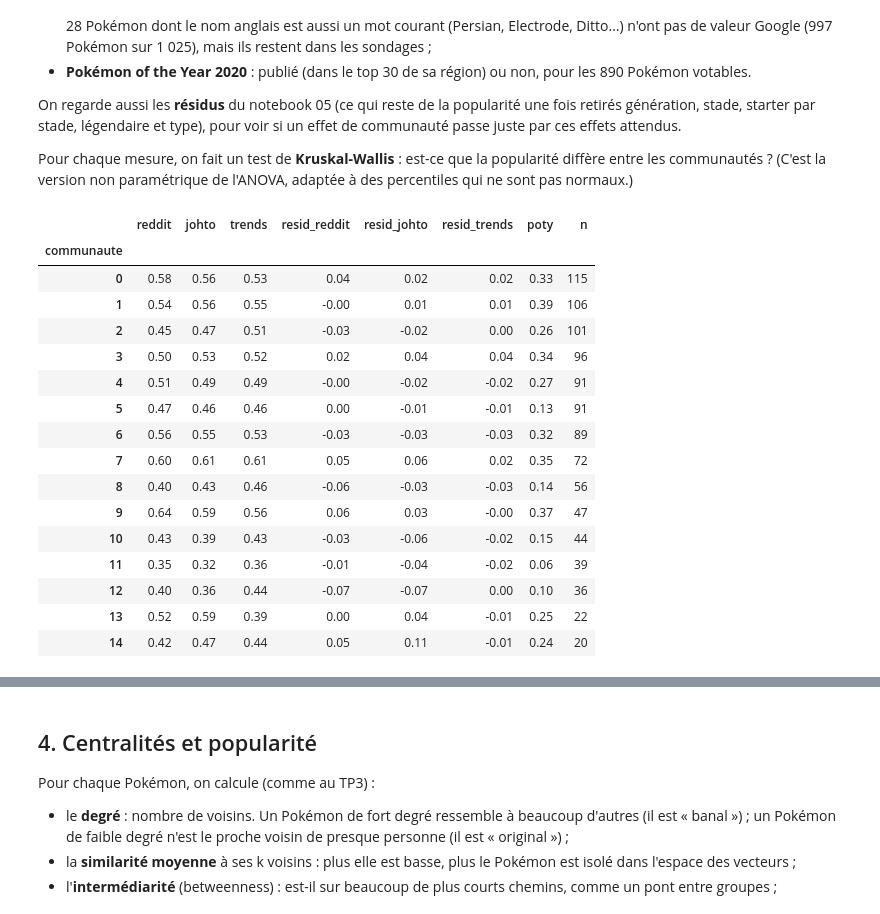
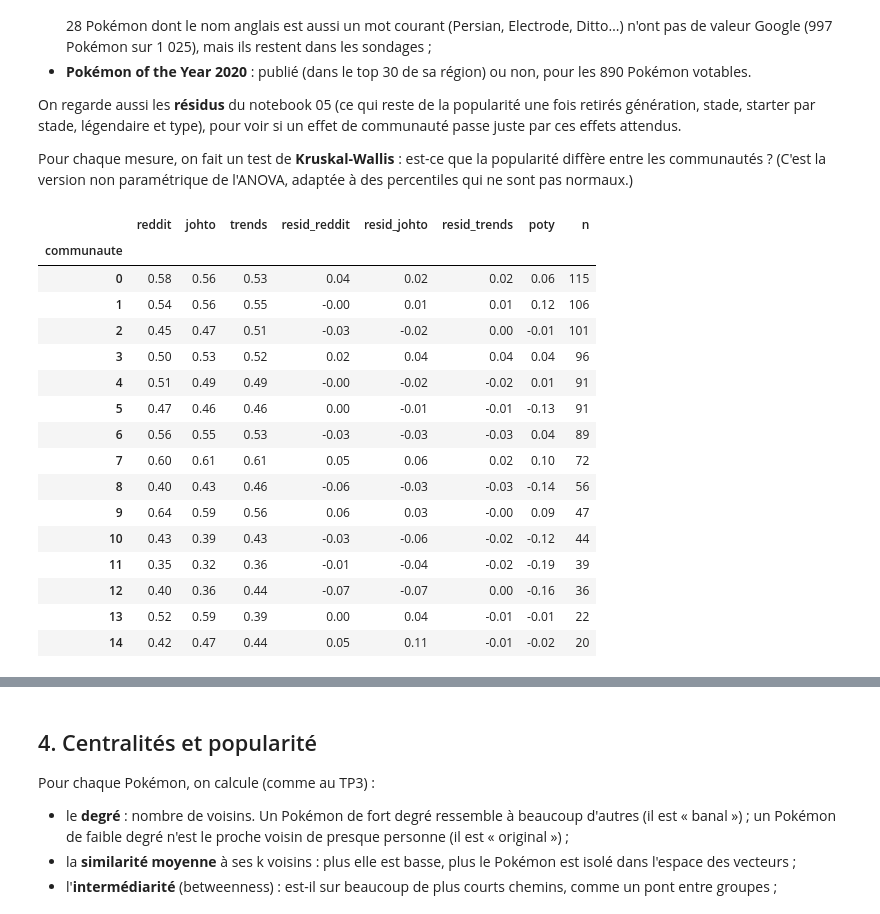
Before and after one commit to Kez0X/projet_pokemon, a Jupyter notebook: notebooks/07_reseau.ipynb, the cells around one changed output, grey strips where cells are left out. Cells and saved outputs as stored; diff of their text form; code cells hidden in the pictures.

```diff
--- a/notebooks/07_reseau.ipynb
+++ b/notebooks/07_reseau.ipynb
@@ -264,6 +276,12 @@ print("nombre de communautés :", [len(c) for c in essais.values()])
 print("modularité :", [round(modularity(G, c, weight="weight"), 3) for c in essais.values()])
 ari = [adjusted_rand_score(labs[0], labs[s]) for s in range(1, 10)]
 print("accord avec la graine 0 (ARI) : min", round(min(ari), 2), "| moyenne", round(np.mean(ari), 2))
+ari_mat = pd.DataFrame([[adjusted_rand_score(labs[a], labs[b]) for b in range(10)] for a in range(10)])
+fig, ax = plt.subplots(figsize=(6, 4.8))
+sns.heatmap(ari_mat, annot=True, fmt=".2f", cmap="Greens", vmin=0, vmax=1, annot_kws={"size": 7},
+            cbar_kws={"label": "ARI"}, ax=ax)
+ax.set_xlabel("graine"); ax.set_ylabel("graine"); ax.set_title("Accord entre les découpages de Louvain (10 graines)")
+plt.tight_layout(); plt.show()
 # %% [output]
 nombre de communautés : [15, 15, 14, 15, 15, 14, 14, 17, 14, 14]
 modularité : [np.float64(0.714), np.float64(0.711), np.float64(0.712), np.float64(0.717), np.float64(0.717), np.float64(0.715), np.float64(0.713), np.float64(0.715), np.float64(0.715), np.float64(0.71 ...
@@ -351,0 +394,13 @@ C'est ce qu'on avait prévu en gardant ces deux variables : comme un Pokémon n'
+# %%
+# les plus typiques : somme des similarités vers les membres de leur propre communauté
+interne = pd.Series({n: sum(w for v, w in ((v, G[n][v]["weight"]) for v in G[n]) if comm[v] == comm[n]) for n in G})
+N_IMG = 8
+fig, axes = plt.subplots(len(noms_comm), N_IMG, figsize=(12, 1.5 * len(noms_comm)))
+for r, c in enumerate(sorted(noms_comm)):
+    membres = interne[comm.loc[interne.index] == c].nlargest(N_IMG).index
+    for ax, dx in zip(axes[r], membres):
+        ax.imshow(sprite_img(dx)); ax.set_title(table.loc[dx, "nom_fr"], fontsize=7, pad=1)
+    for ax in axes[r]: ax.axis("off")
+    axes[r, 0].text(-0.2, 0.5, f"{c} · {noms_comm[c]}\n({(comm == c).sum()} Pokémon)", transform=axes[r, 0].transAxes,
+                    ha="right", va="center", fontsize=10, weight="bold")
+plt.subplots_adjust(left=0.2, hspace=0.35, wspace=0.05); plt.show()
@@ -387,44 +503,63 @@ Pour chaque mesure, on fait un test de **Kruskal-Wallis** : est-ce que la popula
 # %%
 from scipy.stats import kruskal
 popcols = {"reddit": "reddit_pct_gen", "johto": "johto_pct_gen", "trends": "trends_pct_gen"}
 dp = pop[list(popcols.values())].rename(columns={v: k for k, v in popcols.items()}).join(
      sur[["resid_reddit", "resid_johto", "resid_trends"]]).join(comm)
-# Pokémon of the Year : publié (1) ou non (0), pour les 890 Pokémon votables seulement
-dp["poty"] = np.where(dp.index <= 890, table["poty_votes"].notna().astype(float), np.nan)
+# Pokémon of the Year : publié (1) ou non (0), pour les 890 Pokémon votables seulement.
+# Attention : on publie 30 Pokémon par région, donc la part de publiés vaut à peu près 30 / taille de la génération
+# (notebook 06). Comme pour les percentiles, on se place DANS la génération : on retire à chaque Pokémon le taux de
+# publication de sa génération. dp["poty"] = publié - attendu (positif = publié plus souvent qu'attendu).
+publie = pd.Series(np.where(dp.index <= 890, table["poty_votes"].notna().astype(float), np.nan), index=dp.index)
+attendu_poty = publie.groupby(table["generation"]).transform("mean")
+dp["poty"] = publie - attendu_poty
 moy = dp.groupby("communaute").mean().round(2)
 moy["n"] = comm.value_counts().sort_index()
 display(moy)
 kw = []
 for c in ["reddit", "johto", "trends", "resid_reddit", "resid_johto", "resid_trends"]:
     groupes = [g[c].dropna() for _, g in dp.groupby("communaute")]
     h, p = kruskal(*groupes)
     kw.append({"mesure": c, "p_valeur": p})
     print(f"{c:13s} Kruskal-Wallis H = {h:6.1f}  p = {p:.2g}")
 
-# pour Pokémon of the Year (oui / non), le test adapté est le khi² sur la part de publiés par communauté
-from scipy.stats import chi2_contingency
-tab_poty = pd.crosstab(dp["communaute"], dp["poty"].dropna())
-chi2, p_poty, _, _ = chi2_contingency(tab_poty)
+# pour Pokémon of the Year (oui / non), on teste la communauté À GÉNÉRATION FIXÉE : régression logistique
+# publié ~ génération, puis publié ~ génération + communauté, et test du rapport de vraisemblance
+import statsmodels.formula.api as smf
+from scipy.stats import chi2 as loi_chi2
+dlog = pd.DataFrame({"publie": publie, "generation": table["generation"], "communaute": dp["communaute"]}).dropna()
+m0 = smf.logit("publie ~ C(generation)", dlog).fit(disp=0)
+m1 = smf.logit("publie ~ C(generation) + C(communaute)", dlog).fit(disp=0)
+lr = 2 * (m1.llf - m0.llf); ddl = m1.df_model - m0.df_model
+p_poty = loi_chi2.sf(lr, ddl)
 kw.append({"mesure": "poty", "p_valeur": p_poty})
-print(f"poty          khi² = {chi2:6.1f}  p = {p_poty:.2g}  (part de publiés par communauté)")
+print(f"poty          rapport de vraisemblance = {lr:5.1f} ({ddl:.0f} ddl)  p = {p_poty:.2g}  (à génération fixée)")
+
+# publiés observés contre attendus vu la composition de la communauté par génération
+poty_comm = pd.DataFrame({"publies": publie.groupby(dp["communaute"]).sum(),
+                          "attendus": attendu_poty.where(publie.notna()).groupby(dp["communaute"]).sum(),
+                          "votables": publie.groupby(dp["communaute"]).count()})
+poty_comm["part_observee"] = poty_comm.publies / poty_comm.votables
+poty_comm["part_attendue"] = poty_comm.attendus / poty_comm.votables
+poty_comm["obs_sur_att"] = poty_comm.publies / poty_comm.attendus
+poty_comm.round(2)
 # %% [output]
 |  | reddit | johto | trends | resid_reddit | resid_johto | resid_trends | poty | n |
 | communaute |  |  |  |  |  |  |  |  |
-| 0 | 0.58 | 0.56 | 0.53 | 0.04 | 0.02 | 0.02 | 0.33 | 115 |
-| 1 | 0.54 | 0.56 | 0.55 | -0.00 | 0.01 | 0.01 | 0.39 | 106 |
-| 2 | 0.45 | 0.47 | 0.51 | -0.03 | -0.02 | 0.00 | 0.26 | 101 |
-| 3 | 0.50 | 0.53 | 0.52 | 0.02 | 0.04 | 0.04 | 0.34 | 96 |
-| 4 | 0.51 | 0.49 | 0.49 | -0.00 | -0.02 | -0.02 | 0.27 | 91 |
-| 5 | 0.47 | 0.46 | 0.46 | 0.00 | -0.01 | -0.01 | 0.13 | 91 |
-| 6 | 0.56 | 0.55 | 0.53 | -0.03 | -0.03 | -0.03 | 0.32 | 89 |
-| 7 | 0.60 | 0.61 | 0.61 | 0.05 | 0.06 | 0.02 | 0.35 | 72 |
-| 8 | 0.40 | 0.43 | 0.46 | -0.06 | -0.03 | -0.03 | 0.14 | 56 |
-| 9 | 0.64 | 0.59 | 0.56 | 0.06 | 0.03 | -0.00 | 0.37 | 47 |
-| 10 | 0.43 | 0.39 | 0.43 | -0.03 | -0.06 | -0.02 | 0.15 | 44 |
-| 11 | 0.35 | 0.32 | 0.36 | -0.01 | -0.04 | -0.02 | 0.06 | 39 |
-| 12 | 0.40 | 0.36 | 0.44 | -0.07 | -0.07 | 0.00 | 0.10 | 36 |
-| 13 | 0.52 | 0.59 | 0.39 | 0.00 | 0.04 | -0.01 | 0.25 | 22 |
-| 14 | 0.42 | 0.47 | 0.44 | 0.05 | 0.11 | -0.01 | 0.24 | 20 |
+| 0 | 0.58 | 0.56 | 0.53 | 0.04 | 0.02 | 0.02 | 0.06 | 115 |
+| 1 | 0.54 | 0.56 | 0.55 | -0.00 | 0.01 | 0.01 | 0.12 | 106 |
+| 2 | 0.45 | 0.47 | 0.51 | -0.03 | -0.02 | 0.00 | -0.01 | 101 |
+| 3 | 0.50 | 0.53 | 0.52 | 0.02 | 0.04 | 0.04 | 0.04 | 96 |
+| 4 | 0.51 | 0.49 | 0.49 | -0.00 | -0.02 | -0.02 | 0.01 | 91 |
+| 5 | 0.47 | 0.46 | 0.46 | 0.00 | -0.01 | -0.01 | -0.13 | 91 |
+| 6 | 0.56 | 0.55 | 0.53 | -0.03 | -0.03 | -0.03 | 0.04 | 89 |
+| 7 | 0.60 | 0.61 | 0.61 | 0.05 | 0.06 | 0.02 | 0.10 | 72 |
+| 8 | 0.40 | 0.43 | 0.46 | -0.06 | -0.03 | -0.03 | -0.14 | 56 |
+| 9 | 0.64 | 0.59 | 0.56 | 0.06 | 0.03 | -0.00 | 0.09 | 47 |
+| 10 | 0.43 | 0.39 | 0.43 | -0.03 | -0.06 | -0.02 | -0.12 | 44 |
+| 11 | 0.35 | 0.32 | 0.36 | -0.01 | -0.04 | -0.02 | -0.19 | 39 |
+| 12 | 0.40 | 0.36 | 0.44 | -0.07 | -0.07 | 0.00 | -0.16 | 36 |
+| 13 | 0.52 | 0.59 | 0.39 | 0.00 | 0.04 | -0.01 | -0.01 | 22 |
+| 14 | 0.42 | 0.47 | 0.44 | 0.05 | 0.11 | -0.01 | -0.02 | 20 |
 reddit        Kruskal-Wallis H =   51.9  p = 3e-06
 johto         Kruskal-Wallis H =   66.7  p = 7.6e-09
 trends        Kruskal-Wallis H =   37.5  p = 0.00061
```
Also changed, not shown: parts of 25 cells of this notebook.
